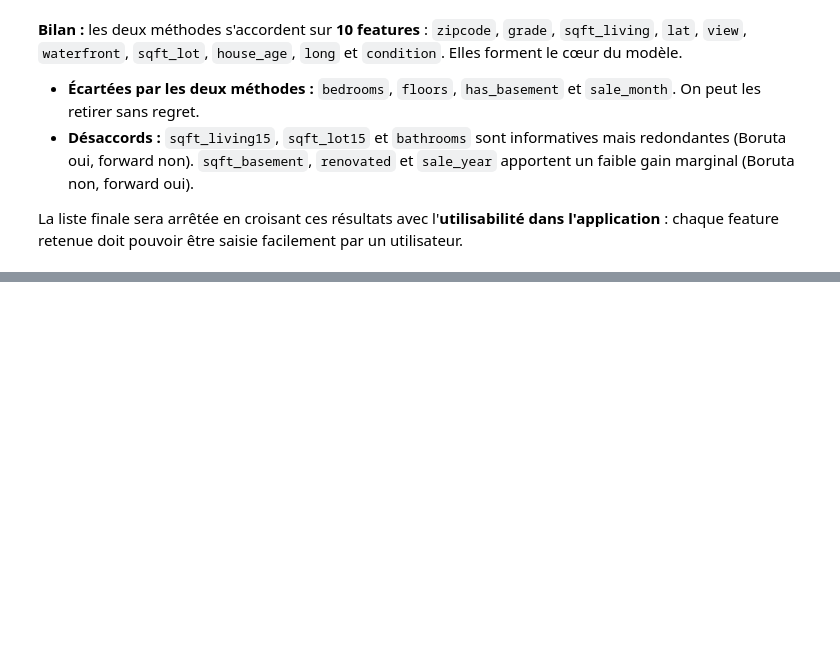
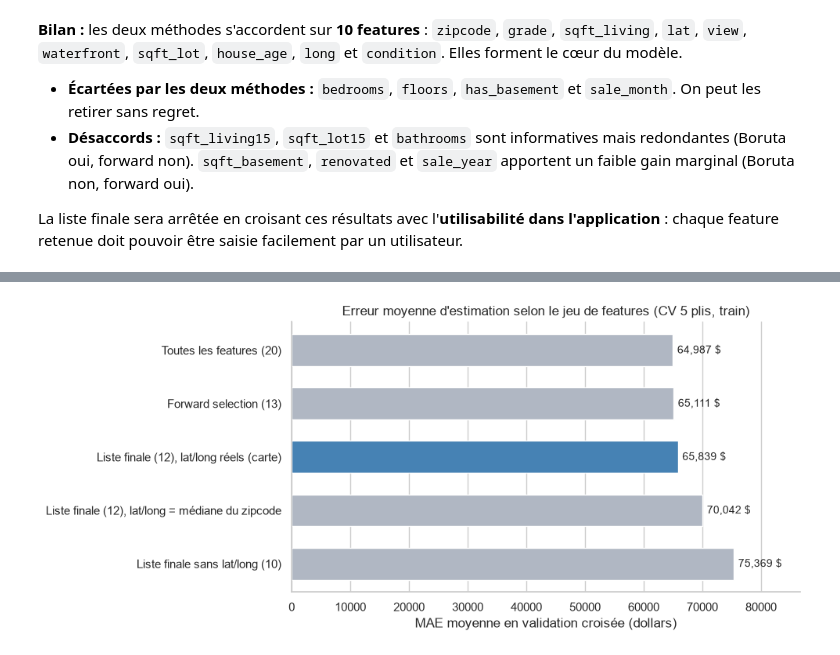
Before and after one commit to dina-yahiaoui/apartment-hunter, a Jupyter notebook: notebooks/01_modelisation.ipynb, the cells around one changed output, grey strips where cells are left out. Drawn from its saved outputs; the diff is of its cells as text; code cells hidden in the pictures; blank space fills up the shorter version.

Commit message:
Choix final des features + médianes lat/long par zipcode

```diff
--- a/notebooks/01_modelisation.ipynb
+++ b/notebooks/01_modelisation.ipynb
@@ -507,7 +509,10 @@ La liste finale de features sera arrêtée **après** ces analyses, en croisant
 
 > `fit_transform` (avec cross-fitting) n'est pas équivalent à `fit` puis `transform`. Pour le test et l'application, on utilisera `transform`, qui applique l'encodage appris sur tout le train. Pour l'entraînement des modèles (section 4), l'encodeur sera placé dans un `Pipeline`, afin d'être réajusté à chaque pli de validation croisée.
 # %%
-encodeur_zip = TargetEncoder(target_type="continuous", random_state=RANDOM_STATE)
+encodeur_zip = TargetEncoder(
+    target_type="continuous",
+    cv=KFold(n_splits=5, shuffle=True, random_state=RANDOM_STATE),
+)
 
 # Copie du train, avec zipcode remplacé par son encodage (cross-fitting via fit_transform)
 X_train_enc = X_train.copy()
@@ -753,0 +794,20 @@ La liste finale sera arrêtée en croisant ces résultats avec l'**utilisabilit
+# %%
+FEATURES_FINALES = [
+    "sqft_living",    # surface habitable
+    "grade",          # qualité de construction (1 à 13)
+    "zipcode",        # code postal (target encoding)
+    "lat",            # latitude (carte, repli : médiane du zipcode)
+    "long",           # longitude (carte, repli : médiane du zipcode)
+    "view",           # qualité de la vue (0 à 4)
+    "waterfront",     # bord de l'eau (0 / 1)
+    "sqft_lot",       # surface du terrain
+    "condition",      # état général (1 à 5)
+    "house_age",      # âge, calculé à partir de l'année de construction
+    "sqft_basement",  # surface du sous-sol (0 si aucun)
+    "renovated",      # déjà rénovée (0 / 1)
+]
+features_exclues = [f for f in X_train.columns if f not in FEATURES_FINALES]
+
+assert len(FEATURES_FINALES) == 12 and set(FEATURES_FINALES) <= set(X_train.columns)
+print(f"Features finales ({len(FEATURES_FINALES)}) : {FEATURES_FINALES}")
+print(f"Features exclues ({len(features_exclues)}) : {features_exclues}")
@@ -753,0 +895,18 @@ La liste finale sera arrêtée en croisant ces résultats avec l'**utilisabilit
+# %%
+NOM_LISTE_FINALE = "Liste finale (12), lat/long réels (carte)"
+mae_par_jeu = validation_jeux["MAE ($)"]
+couleurs = ["steelblue" if nom == NOM_LISTE_FINALE else "#b0b7c3" for nom in mae_par_jeu.index]
+
+fig, ax = plt.subplots(figsize=(10, 4.5))
+barres = ax.barh(mae_par_jeu.index, mae_par_jeu.to_numpy(), color=couleurs, height=0.6)
+ax.invert_yaxis()  # même ordre que le tableau, de haut en bas
+ax.bar_label(barres, labels=[f"{v:,.0f} $" for v in mae_par_jeu], padding=4, fontsize=10)
+ax.set_xlim(0, mae_par_jeu.max() * 1.15)
+ax.set_xlabel("MAE moyenne en validation croisée (dollars)")
+ax.set_title("Erreur moyenne d'estimation selon le jeu de features (CV 5 plis, train)", fontsize=12)
+ax.grid(axis="y", visible=False)
+ax.spines[["top", "right"]].set_visible(False)
+plt.tight_layout()
+plt.show()
+# %% [output]
+[figure, added]
```
Also changed, not shown: parts of 11 cells of this notebook, 1 other file.
